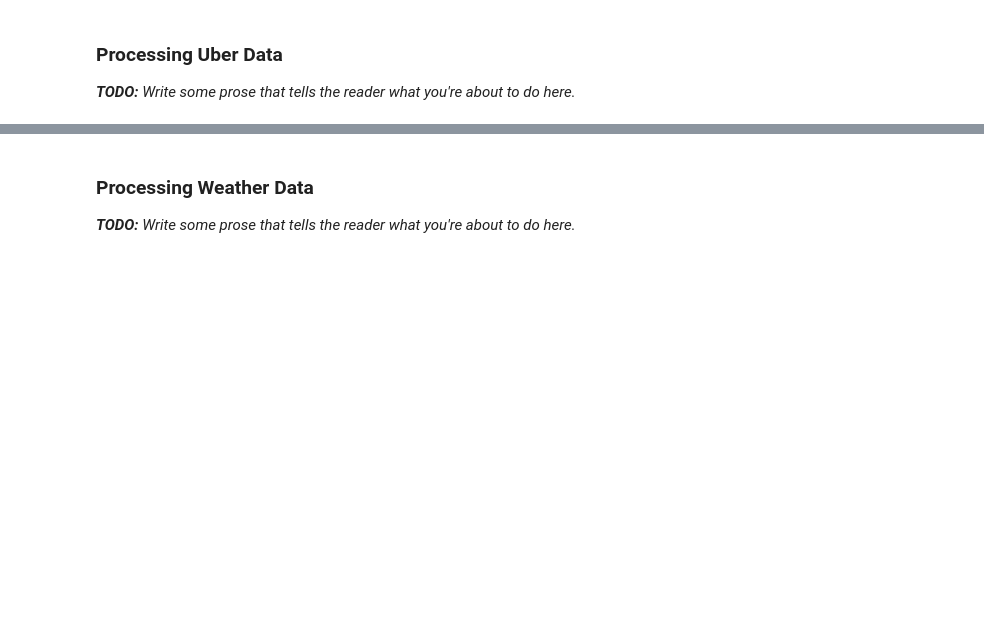
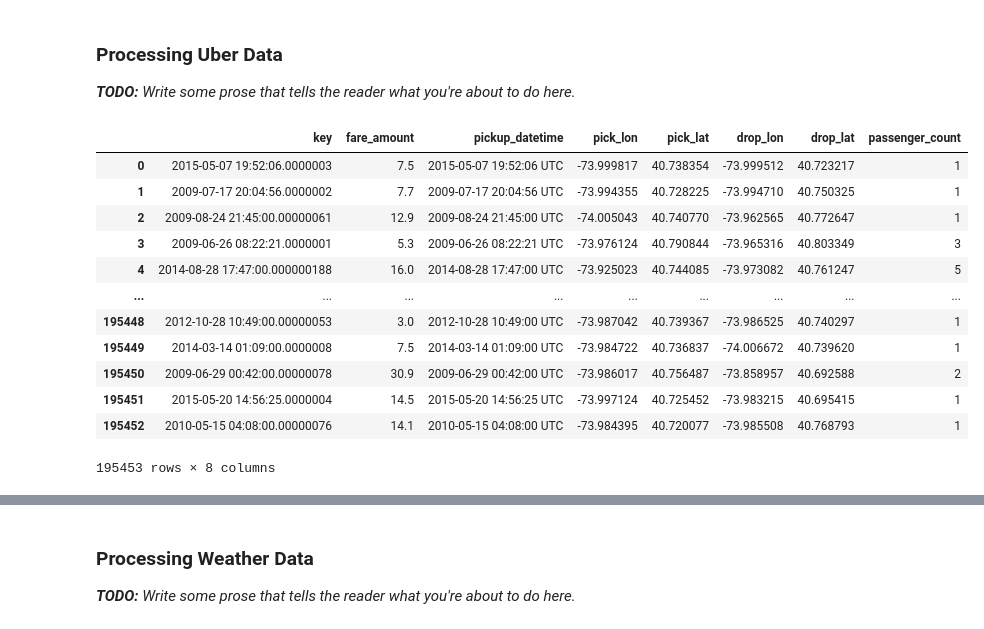
Before and after one commit to WeijianShi/4501-Project, a Jupyter notebook: Project Scaffolding.ipynb, the cells around one changed output, grey strips where cells are left out. Saved outputs shown, nothing was run; the diff lists cells and outputs as text; code cells hidden in the pictures; blank space fills up the shorter version.

```diff
--- a/Project Scaffolding.ipynb
+++ b/Project Scaffolding.ipynb
@@ -310,44 +310,68 @@ sampled_data.to_csv('sampled_data.csv', encoding='utf-8')
 
 _**TODO:** Write some prose that tells the reader what you're about to do here._
 # %%
-def load_and_clean_uber_data(csv_file):
-
-    data=pd.read_csv(csv_file)
+def load_and_clean_uber_data():
+    u_df=pd.read_csv('uber_rides_sample.csv', index_col = 0)
+        #修改列名以使得distance能运用
+    u_df=u_df.rename(columns={'pickup_longitude':'pick_lon','pickup_latitude':'pick_lat','dropoff_longitude':'drop_lon','dropoff_latitude':'drop_lat'})
 
     #刪去了lat，lon 中所有有空值的行
-    data=data.dropna(axis=0,how='any')
+    u_df.dropna(axis=0, how='any', inplace = True)
 
     #将车费一列中为负数的值修改为正数
-    data['fare_amount']=data['fare_amount'].apply( lambda x: -x if x<=0 else x)
-    data[['fare_amount']]=data[['fare_amount']].astype('float64')
+    u_df = u_df.loc[~(u_df['fare_amount'] <= 0)]
+#     data['fare_amount']=data['fare_amount'].apply( lambda x: -x if x<=0 else x)
+#     data[['fare_amount']]=data[['fare_amount']].astype('float64')
 
-    #将车费一列中不合理的费用删除（现在只删除了0元，但是考虑到车费应该在一定数字以上，之后可能会删除更多的值，499那一项也很可疑）
-    data=data[data['fare_amount']!=0]
+#     #将车费一列中不合理的费用删除（现在只删除了0元，但是考虑到车费应该在一定数字以上，之后可能会删除更多的值，499那一项也很可疑）
+#     data=data[data['fare_amount']!=0]
 
     # 接人和放人的lat 和lon 有的不合理，这样的删去，有的二者写反了，这样的纠正过来。
-    data=data[data['pickup_longitude']>-75]
-    data=data[data['pickup_longitude']!=-74.689830775147]
-    data=data[(data['pickup_longitude']<-2) | (data['pickup_longitude']>40)]
-    data['pickup_longitude']=data['pickup_longitude'].replace([40.74676,40.751797,40.732897,40.770667,40.714897,40.75014],[-73.982127,-73.970777,-73.99774,-73.961957,-74.009697,-73.98589])
-    data=data[data['pickup_latitude']<41]
-    data['pickup_latitude']=data['pickup_latitude'].replace([-73.982127,-73.970777,-73.99774,-73.961957,-74.009697,-73.98589,-73.99774],[40.74676,40.751797,40.732897,40.770667,40.714897,40.75014,40.732897])
-    data=data[data['pickup_latitude']>0]
-    data=data[data['dropoff_longitude']!=0]
-    data=data[data['dropoff_longitude']!=-74.689830775147]
-    data['dropoff_longitude']=data['dropoff_longitude'].replace([40.757287,40.719787,40.761672,40.726197,40.765382],[-73.9748,-73.992137,-73.967237,-73.9943699999999,-73.976085])
-    data=data[data['dropoff_latitude']!=0]
-    data['dropoff_longitude']=data['dropoff_longitude'].replace([-73.9748,-73.992137,-73.967237,-73.9943699999999,-73.976085],[40.757287,40.719787,40.761672,40.726197,40.765382])
-    data=data[data['dropoff_latitude']!=41.048048]
-    data=data[data['dropoff_longitude']<0]
-    data=data[data['dropoff_latitude']>0]
+    u_df.dropna(axis=0, how= 'any', subset = ['pick_lon', 'pick_lat', 'drop_lon', 'drop_lat'], inplace=True)
+    u_df = u_df.loc[(u_df['pick_lon'] <= -73.717047) & (u_df['pick_lon'] >= -74.242330) & (u_df['drop_lon'] <= -73.717047) & (u_df['drop_lon'] >= -74.242330)
+            & (u_df['pick_lat'] >= 40.560445) & (u_df['pick_lat'] <= 40.908524) & (u_df['drop_lat'] >= 40.560445) & (u_df['drop_lat'] <= 40.908524)]
+
+
+#     data=data[data['pickup_longitude']>-75]
+#     data=data[data['pickup_longitude']!=-74.689830775147]
+#     data=data[(data['pickup_longitude']<-2) | (data['pickup_longitude']>40)]
+#     data['pickup_longitude']=data['pickup_longitude'].replace([40.74676,40.751797,40.732897,40.770667,40.714897,40.75014],[-73.982127,-73.970777,-73.99774,-73.961957,-74.009697,-73.98589])
+#     data=data[data['pickup_latitude']<41]
+#     data['pickup_latitude']=data['pickup_latitude'].replace([-73.982127,-73.970777,-73.99774,-73.961957,-74.009697,-73.98589,-73.99774],[40.74676,40.751797,40.732897,40.770667,40.714897,40.75014,40.732897])
+#     data=data[data['pickup_latitude']>0]
+#     data=data[data['dropoff_longitude']!=0]
+#     data=data[data['dropoff_longitude']!=-74.689830775147]
+#     data['dropoff_longitude']=data['dropoff_longitude'].replace([40.757287,40.719787,40.761672,40.726197,40.765382],[-73.9748,-73.992137,-73.967237,-73.9943699999999,-73.976085])
+#     data=data[data['dropoff_latitude']!=0]
+#     data['dropoff_longitude']=data['dropoff_longitude'].replace([-73.9748,-73.992137,-73.967237,-73.9943699999999,-73.976085],[40.757287,40.719787,40.761672,40.726197,40.765382])
+#     data=data[data['dropoff_latitude']!=41.048048]
+#     data=data[data['dropoff_longitude']<0]
+#     data=data[data['dropoff_latitude']>0]
 
 
     #删除乘客人数异常的值
-    data=data[data['passenger_count']!=208]
+    u_df = u_df.loc[u_df['passenger_count'] <= 10]
+#     data=data[data['passenger_count']!=208]
 
-    #修改列名以使得distance能运用
-    data=data.rename(columns={'pickup_longitude':'pick_lon','pickup_latitude':'pick_lat','dropoff_longitude':'drop_lon','dropoff_latitude':'drop_lat'})
+    # #修改列名以使得distance能运用
+    # data=data.rename(columns={'pickup_longitude':'pick_lon','pickup_latitude':'pick_lat','dropoff_longitude':'drop_lon','dropoff_latitude':'drop_lat'})
+    u_df.reset_index(drop = True, inplace = True)
+    return u_df
 
-    return data
+load_and_clean_uber_data()
+# %% [output]
+|  | key | fare_amount | pickup_datetime | pick_lon | pick_lat | drop_lon | drop_lat | passenger_count |
+| 0 | 2015-05-07 19:52:06.0000003 | 7.5 | 2015-05-07 19:52:06 UTC | -73.999817 | 40.738354 | -73.999512 | 40.723217 | 1 |
+| 1 | 2009-07-17 20:04:56.0000002 | 7.7 | 2009-07-17 20:04:56 UTC | -73.994355 | 40.728225 | -73.994710 | 40.750325 | 1 |
+| 2 | 2009-08-24 21:45:00.00000061 | 12.9 | 2009-08-24 21:45:00 UTC | -74.005043 | 40.740770 | -73.962565 | 40.772647 | 1 |
+| 3 | 2009-06-26 08:22:21.0000001 | 5.3 | 2009-06-26 08:22:21 UTC | -73.976124 | 40.790844 | -73.965316 | 40.803349 | 3 |
+| 4 | 2014-08-28 17:47:00.000000188 | 16.0 | 2014-08-28 17:47:00 UTC | -73.925023 | 40.744085 | -73.973082 | 40.761247 | 5 |
+| ... | ... | ... | ... | ... | ... | ... | ... | ... |
+| 195448 | 2012-10-28 10:49:00.00000053 | 3.0 | 2012-10-28 10:49:00 UTC | -73.987042 | 40.739367 | -73.986525 | 40.740297 | 1 |
+| 195449 | 2014-03-14 01:09:00.0000008 | 7.5 | 2014-03-14 01:09:00 UTC | -73.984722 | 40.736837 | -74.006672 | 40.739620 | 1 |
+| 195450 | 2009-06-29 00:42:00.00000078 | 30.9 | 2009-06-29 00:42:00 UTC | -73.986017 | 40.756487 | -73.858957 | 40.692588 | 2 |
+| 195451 | 2015-05-20 14:56:25.0000004 | 14.5 | 2015-05-20 14:56:25 UTC | -73.997124 | 40.725452 | -73.983215 | 40.695415 | 1 |
+| 195452 | 2010-05-15 04:08:00.00000076 | 14.1 | 2010-05-15 04:08:00 UTC | -73.984395 | 40.720077 | -73.985508 | 40.768793 | 1 |
+195453 rows × 8 columns
 # %%
 def get_uber_data():
```
Also changed, not shown: parts of 1 cell of this notebook.
